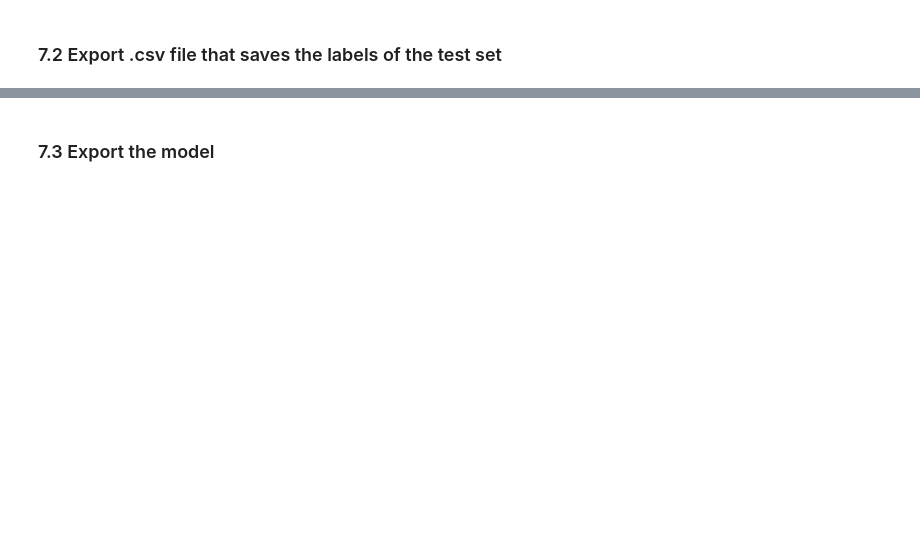
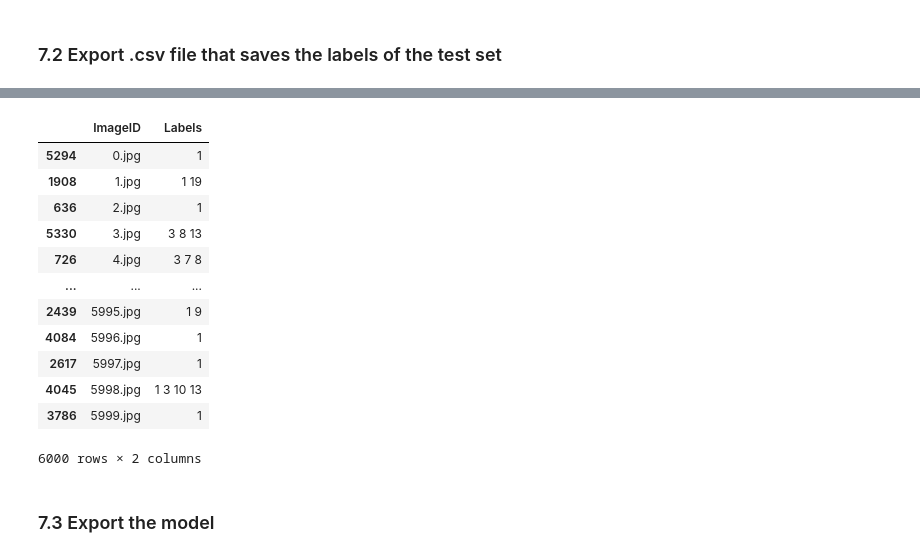
Before and after one commit to ShuXin79/5329ASS2, a Jupyter notebook: CNN_Transformer_Xin.ipynb, the cells around one changed output, grey strips where cells are left out. Cells and saved outputs as stored; diff of their text form; code cells hidden in the pictures; blank space fills up the shorter version.

```diff
--- a/CNN_Transformer_Xin.ipynb
+++ b/CNN_Transformer_Xin.ipynb
@@ -427,4 +481,24 @@ predict_output
 10000 rows × 2 columns
+# %%
+df = predict_output
+df['ImageID'] = df['ImageID'].str.extract('(\d+)').astype(int)
+df = df.sort_values('ImageID')
+
+df['ImageID'] = df['ImageID'].astype(str) + '.jpg'
+# %% [output]
+|  | ImageID | Labels |
+| 5294 | 0.jpg | 1 |
+| 1908 | 1.jpg | 1 19 |
+| 636 | 2.jpg | 1 |
+| 5330 | 3.jpg | 3 8 13 |
+| 726 | 4.jpg | 3 7 8 |
+| ... | ... | ... |
+| 2439 | 5995.jpg | 1 9 |
+| 4084 | 5996.jpg | 1 |
+| 2617 | 5997.jpg | 1 |
+| 4045 | 5998.jpg | 1 3 10 13 |
+| 3786 | 5999.jpg | 1 |
+6000 rows × 2 columns
 # %% [markdown]
 ### 7.3 Export the model
 # %%
```
Also changed, not shown: parts of 15 cells of this notebook.
